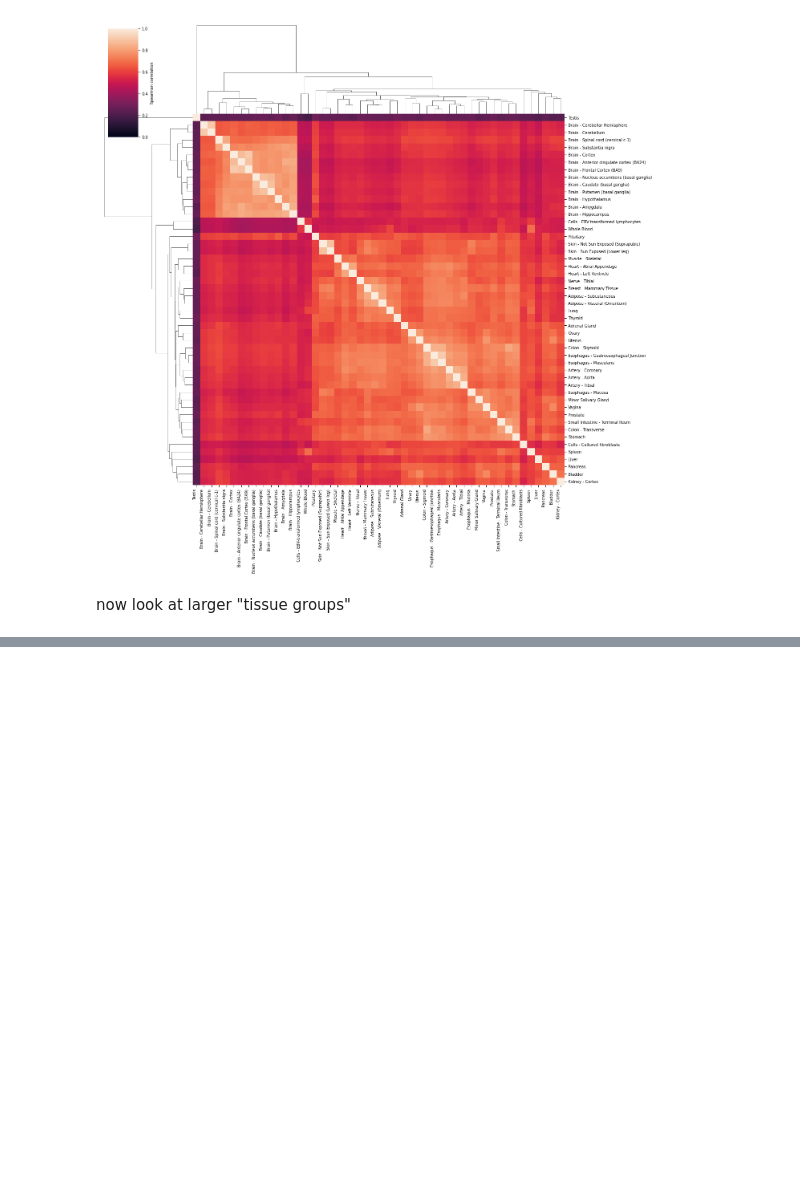
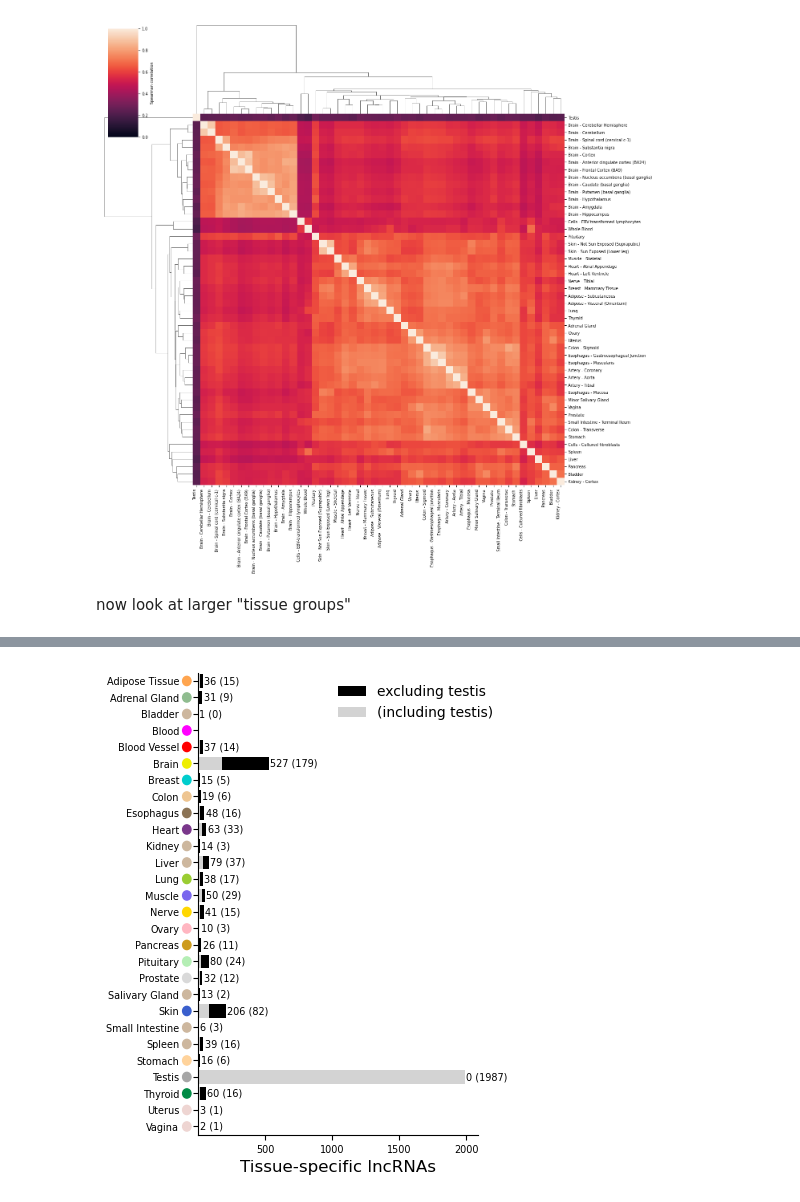
Before and after one commit to danielnachun/gtex-gencode47, a Jupyter notebook: notebooks/quantify_matched_nongenic_null.ipynb, the cells around one changed output, grey strips where cells are left out. Cells and saved outputs as stored; diff of their text form; code cells hidden in the pictures; blank space fills up the shorter version.

```diff
--- a/notebooks/quantify_matched_nongenic_null.ipynb
+++ b/notebooks/quantify_matched_nongenic_null.ipynb
@@ -559,0 +635,52 @@ See the caveats in the documentation: https://pandas.pydata.org/pandas-docs/stab
+# %%
+fig, ax = plt.subplots(figsize=(4, 6))
+
+sns.barplot(
+    data=unique_gene_counts,
+    y='tissue_group',
+    x='genes',
+    hue='variable',
+    dodge=False,
+    palette=['black', 'lightgrey'],
+    ax=ax
+)
+
+ax.set_xlabel('Tissue-specific lncRNAs', fontsize=12)
+ax.set_xticks([500, 1000, 1500, 2000])
+ax.set_ylabel('')
+ax.spines['top'].set_visible(False)
+ax.spines['right'].set_visible(False)
+
+sns.move_legend(
+    ax, "upper right", bbox_to_anchor=(1.1, 1), frameon=False, title='',
+    labels=['excluding testis', '(including testis)'], fontsize=10
+)
+
+# Add X, Y numbers at the end of the further bar for each tissue
+# Only add if at least one value is nonzero
+bar_data = unique_gene_counts.pivot(index='tissue_group', columns='variable', values='genes')
+for i, tissue in enumerate(bar_data.index):
+    x_vals = bar_data.loc[tissue, :]
+    if (x_vals > 0).any():
+        x1 = x_vals.get('non_testis_unique', 0)
+        x2 = x_vals.get('unique', 0)
+        ax.text(
+             max(x1, x2) + 10, i, f"{int(x1)} ({int(x2)})",
+            va='center', ha='left')
+
+yticks = ax.get_yticks()
+yticklabels = [item.get_text() for item in ax.get_yticklabels()]
+ax.tick_params(axis='y', pad=10)
+y_positions = np.linspace(0, 1-1/len(yticks), len(yticks))[::-1]
+for y, tissue in zip(y_positions, yticklabels):
+    color = tissue_group_color_map.get(tissue, "#888888")
+    circle = patches.Ellipse(
+        (-0.04, y + 1/len(yticks)/2), width=.03, height=.02, transform=ax.transAxes,
+        color=color, clip_on=False
+    )
+    ax.add_patch(circle)
+
+plt.subplots_adjust(left=0.2)
+plt.show()
+# %% [output]
+[figure, added]
```
Also changed, not shown: parts of 23 cells of this notebook, 47 other files.
